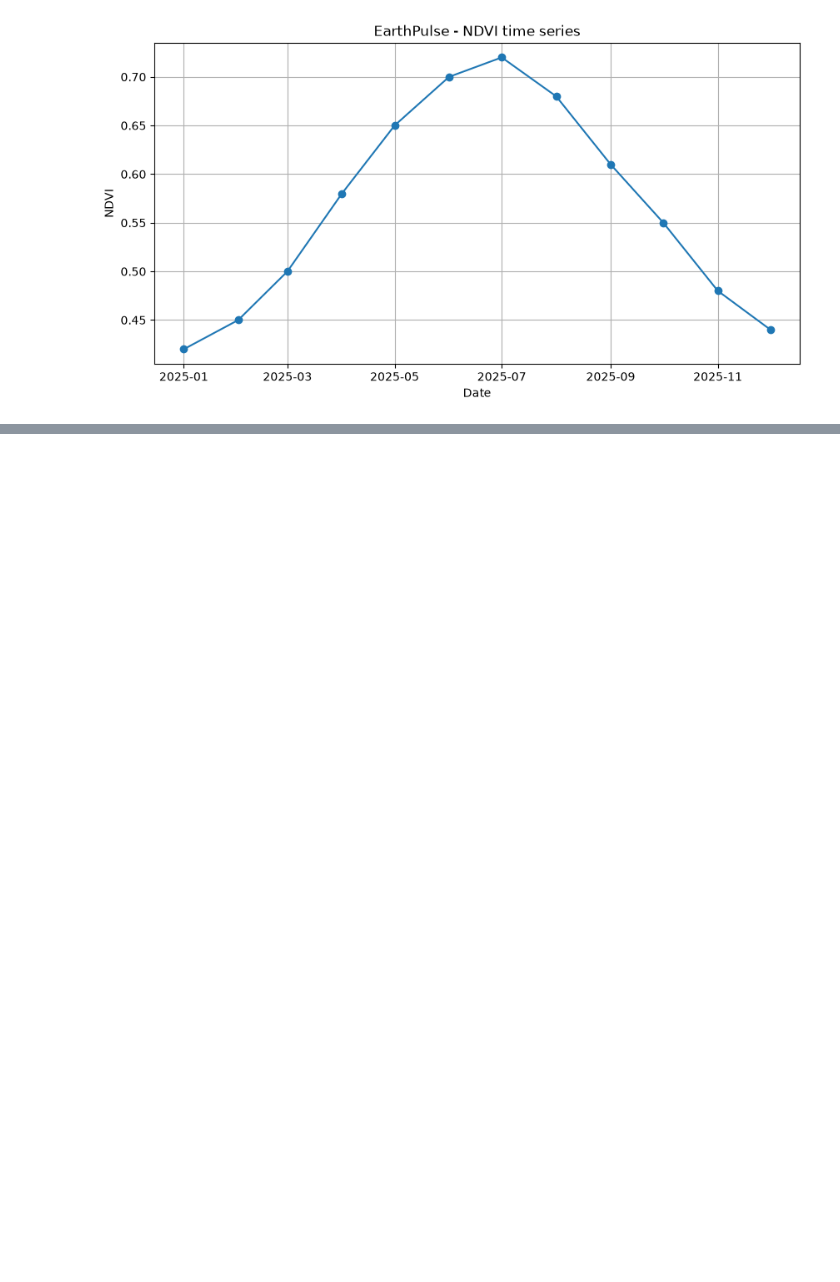
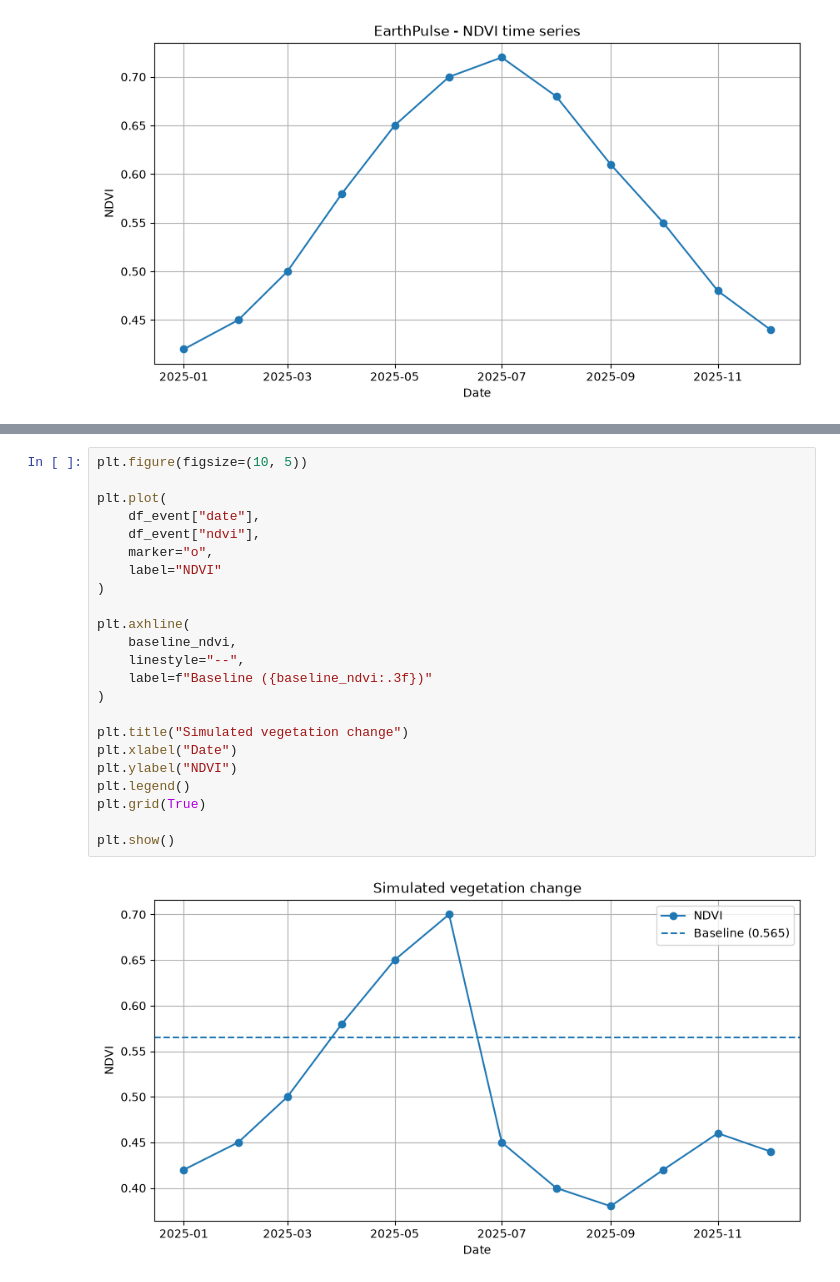
Before and after one commit to giovmar-source/earthpulse, a Jupyter notebook: notebooks/01_ndvi_basics.ipynb, the cells around one changed output, grey strips where cells are left out. Cells and saved outputs as stored; diff of their text form; blank space fills up the shorter version.

```diff
--- a/notebooks/01_ndvi_basics.ipynb
+++ b/notebooks/01_ndvi_basics.ipynb
@@ -71,0 +215,25 @@ plt.show()
+# %%
+plt.figure(figsize=(10, 5))
+
+plt.plot(
+    df_event["date"],
+    df_event["ndvi"],
+    marker="o",
+    label="NDVI"
+)
+
+plt.axhline(
+    baseline_ndvi,
+    linestyle="--",
+    label=f"Baseline ({baseline_ndvi:.3f})"
+)
+
+plt.title("Simulated vegetation change")
+plt.xlabel("Date")
+plt.ylabel("NDVI")
+plt.legend()
+plt.grid(True)
+
+plt.show()
+# %% [output]
+[figure, added]
```
Also changed, not shown: parts of 13 cells of this notebook.
